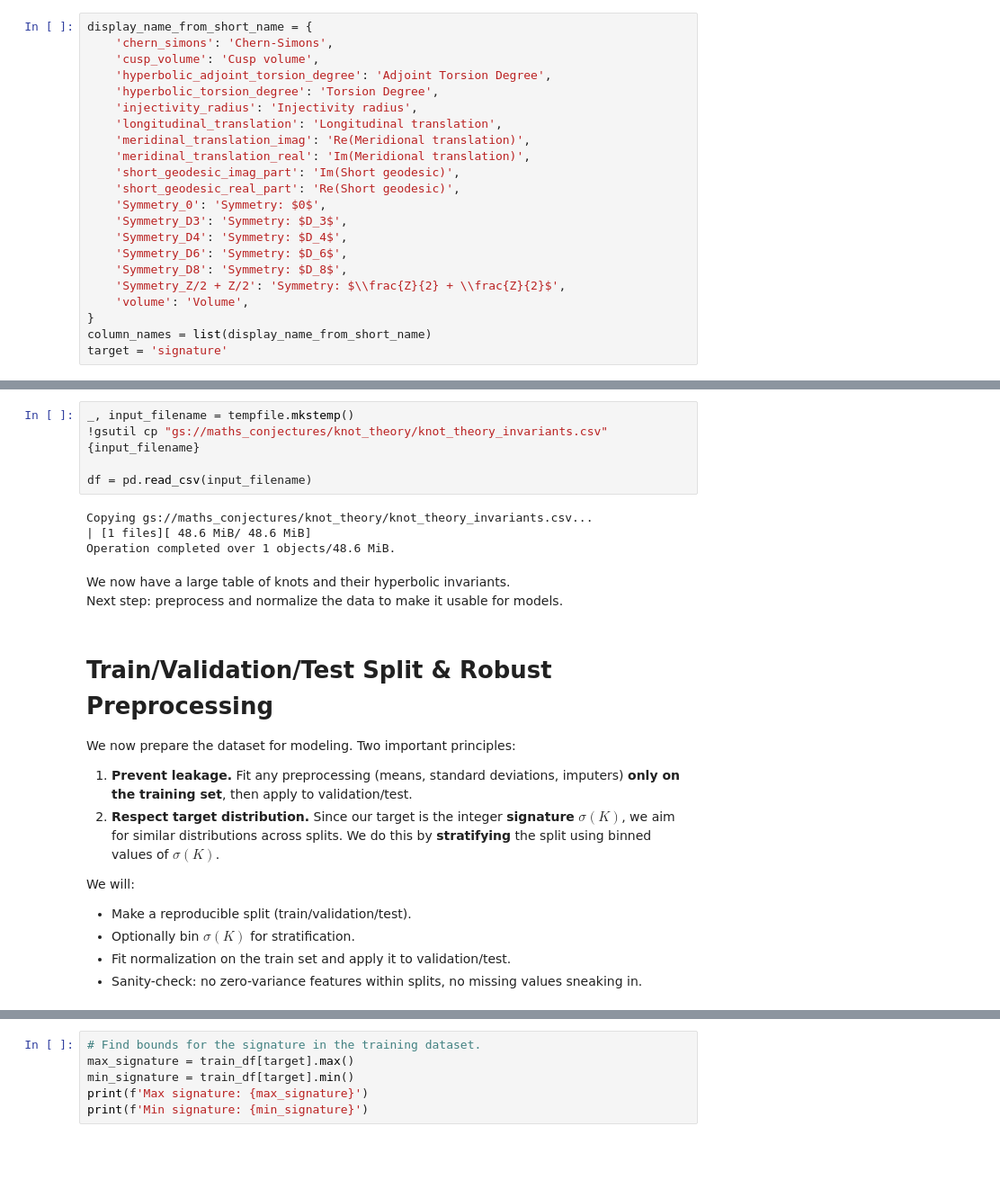
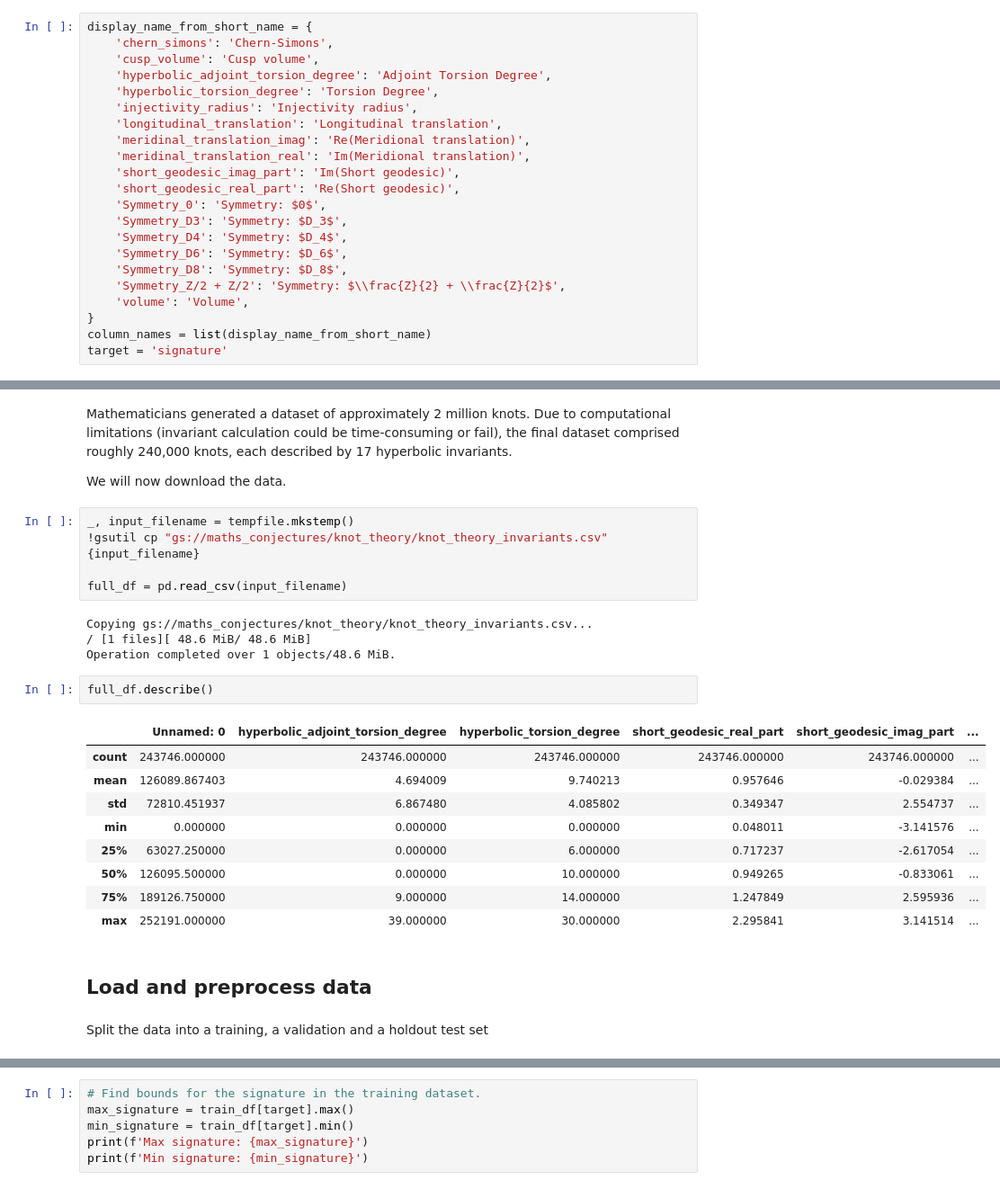
Before and after one commit to Nebius-Academy/ai-in-math-course, a Jupyter notebook: Lecture5/Notebook_5.ipynb, the cells around one changed output, grey strips where cells are left out. Shown at 90% size. Drawn from its saved outputs; the diff is of its cells as text; blank space fills up the shorter version.

```diff
--- a/Lecture5/Notebook_5.ipynb
+++ b/Lecture5/Notebook_5.ipynb
@@ -191,28 +198,32 @@ This dataset is the raw material for our exploration.
+# %% [markdown]
+Mathematicians generated a dataset of approximately 2 million knots.  Due to computational limitations (invariant calculation could be time-consuming or fail), the final dataset comprised roughly 240,000 knots, each described by 17 hyperbolic invariants.
+
+We will now download the data.
 # %%
 _, input_filename = tempfile.mkstemp()
 !gsutil cp "gs://maths_conjectures/knot_theory/knot_theory_invariants.csv" {input_filename}
 
-df = pd.read_csv(input_filename)
+full_df = pd.read_csv(input_filename)
 # %% [output]
 Copying gs://maths_conjectures/knot_theory/knot_theory_invariants.csv...
-| [1 files][ 48.6 MiB/ 48.6 MiB]
+/ [1 files][ 48.6 MiB/ 48.6 MiB]
 Operation completed over 1 objects/48.6 MiB.
-# %% [markdown]
-We now have a large table of knots and their hyperbolic invariants.
-Next step: preprocess and normalize the data to make it usable for models.
-# %% [markdown]
-# Train/Validation/Test Split & Robust Preprocessing
-
-We now prepare the dataset for modeling. Two important principles:
-
-1. **Prevent leakage.** Fit any preprocessing (means, standard deviations, imputers) **only on the training set**, then apply to validation/test.
-2. **Respect target distribution.** Since our target is the integer **signature** $\sigma(K)$, we aim for similar distributions across splits. We do this by **stratifying** the split using binned values of $\sigma(K)$.
-
-We will:
-- Make a reproducible split (train/validation/test).
-- Optionally bin $\sigma(K)$ for stratification.
-- Fit normalization on the train set and apply it to validation/test.
-- Sanity-check: no zero-variance features within splits, no missing values sneaking in.
+# %%
+full_df.describe()
+# %% [output]
+|  | Unnamed: 0 | hyperbolic_adjoint_torsion_degree | hyperbolic_torsion_degree | short_geodesic_real_part | short_geodesic_imag_part | ... |
+| count | 243746.000000 | 243746.000000 | 243746.000000 | 243746.000000 | 243746.000000 | ... |
+| mean | 126089.867403 | 4.694009 | 9.740213 | 0.957646 | -0.029384 | ... |
+| std | 72810.451937 | 6.867480 | 4.085802 | 0.349347 | 2.554737 | ... |
+| min | 0.000000 | 0.000000 | 0.000000 | 0.048011 | -3.141576 | ... |
+| 25% | 63027.250000 | 0.000000 | 6.000000 | 0.717237 | -2.617054 | ... |
+| 50% | 126095.500000 | 0.000000 | 10.000000 | 0.949265 | -0.833061 | ... |
+| 75% | 189126.750000 | 9.000000 | 14.000000 | 1.247849 | 2.595936 | ... |
+| max | 252191.000000 | 39.000000 | 30.000000 | 2.295841 | 3.141514 | ... |
+# %% [markdown]
+## Load and preprocess data
+# %% [markdown]
+Split the data into a training, a validation and a holdout test set
 # %%
 random_seed = 2 # @param {type: "integer"}
 random_state = np.random.RandomState(random_seed)
```
Also changed, not shown: parts of 134 cells of this notebook, 2 other files.
